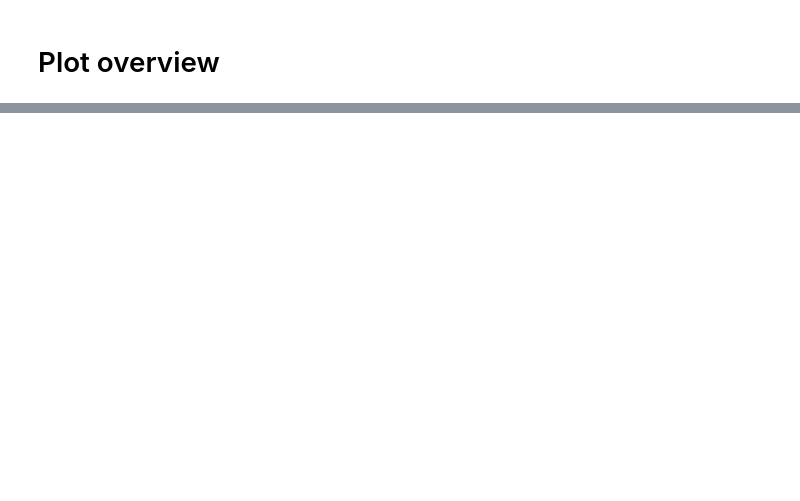
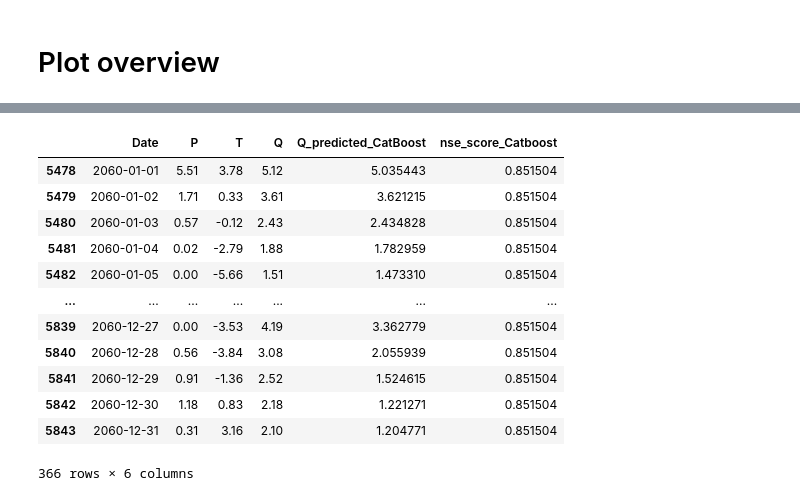
Before and after one commit to widmerc/GEO475, a Jupyter notebook: model_ml.ipynb, the cells around one changed output, grey strips where cells are left out. Cells and saved outputs as stored; diff of their text form; code cells hidden in the pictures; blank space fills up the shorter version.

Commit message:
update ML on climate data 2060

```diff
--- a/model_ml.ipynb
+++ b/model_ml.ipynb
@@ -506,0 +509,26 @@ test_set_export.head(1)
+# %%
+#Load Dataset
+data_csv= pd.read_table("PTQ_climate.txt")
+data_csv["Date"]=pd.to_datetime(data_csv['DATE'], format="%Y%m%d")
+
+
+if True:
+    for i in lags:
+        string_p="P"+str(i)
+        string_t="T"+str(i)
+
+        data_csv[string_p]= data_csv['P'].shift(i)
+        data_csv[string_t]= data_csv['T'].shift(i)
+
+    data_csv=data_csv.dropna()
+
+
+row_start = data_csv.loc[data_csv['Date'] == pd.Timestamp('2060-01-01')]
+data_csv = data_csv.loc[row_start.index[0]:]
+
+# Select rows up to the end of the year
+row_end = data_csv.loc[data_csv['Date'] == pd.Timestamp('2060-12-31')]
+data_csv = data_csv.loc[:row_end.index[0]]
+
+
+data_csv["Q_predicted_CatBoost"]= grid_search1.predict(data_csv.drop(columns=["Q","Date", "DATE"]))
@@ -506,0 +543,20 @@ test_set_export.head(1)
+# %%
+data_csv["nse_score_Catboost"] =nse_scorer(data_csv["Q"],data_csv["Q_predicted_CatBoost"])
+
+data_csv_export = data_csv[["Date","P", "T", "Q","Q_predicted_CatBoost","nse_score_Catboost"]]
+data_csv_export.to_csv("PTQ_ML_climate.txt", sep='\t', index=False)
+data_csv_export
+# %% [output]
+|  | Date | P | T | Q | Q_predicted_CatBoost | nse_score_Catboost |
+| 5478 | 2060-01-01 | 5.51 | 3.78 | 5.12 | 5.035443 | 0.851504 |
+| 5479 | 2060-01-02 | 1.71 | 0.33 | 3.61 | 3.621215 | 0.851504 |
+| 5480 | 2060-01-03 | 0.57 | -0.12 | 2.43 | 2.434828 | 0.851504 |
+| 5481 | 2060-01-04 | 0.02 | -2.79 | 1.88 | 1.782959 | 0.851504 |
+| 5482 | 2060-01-05 | 0.00 | -5.66 | 1.51 | 1.473310 | 0.851504 |
+| ... | ... | ... | ... | ... | ... | ... |
+| 5839 | 2060-12-27 | 0.00 | -3.53 | 4.19 | 3.362779 | 0.851504 |
+| 5840 | 2060-12-28 | 0.56 | -3.84 | 3.08 | 2.055939 | 0.851504 |
+| 5841 | 2060-12-29 | 0.91 | -1.36 | 2.52 | 1.524615 | 0.851504 |
+| 5842 | 2060-12-30 | 1.18 | 0.83 | 2.18 | 1.221271 | 0.851504 |
+| 5843 | 2060-12-31 | 0.31 | 3.16 | 2.10 | 1.204771 | 0.851504 |
+366 rows × 6 columns
```
Also changed, not shown: parts of 10 cells of this notebook, 6 other files.
